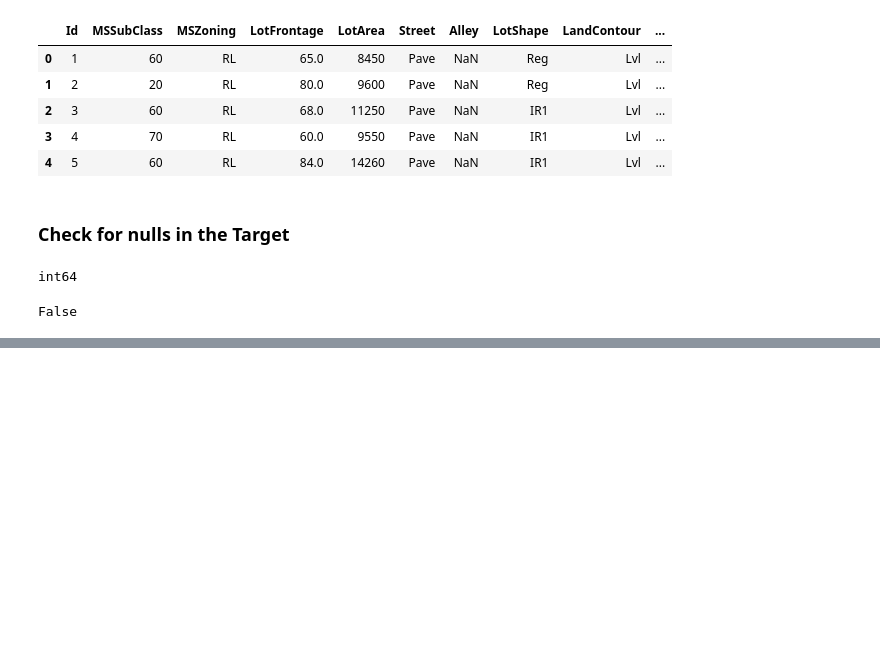
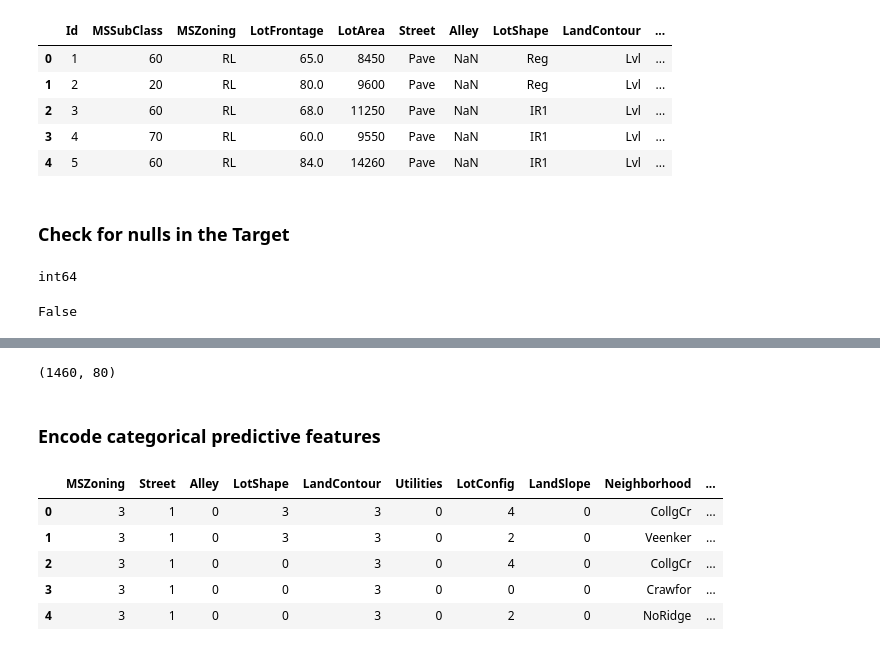
Before and after one commit to aubreyomondi/ML_Practicals, a Jupyter notebook: Feature_Extraction/PCA_on_house_prices_data.ipynb, the cells around one changed output, grey strips where cells are left out. Drawn from its saved outputs; the diff is of its cells as text; code cells hidden in the pictures; blank space fills up the shorter version.

Commit message:
encoded categorical features

```diff
--- a/Feature_Extraction/PCA_on_house_prices_data.ipynb
+++ b/Feature_Extraction/PCA_on_house_prices_data.ipynb
@@ -175,0 +174,7 @@ print("\n List of Null Object Columns \n", null_object_cols, '\n')
+# %%
+# replace null values in numerical columns with the mean
+imputer = SimpleImputer(strategy = 'median')
+imputed_num = pd.DataFrame(imputer.fit_transform(X[numerical_cols]))
+# return column names removed due to imputation
+imputed_num.columns = list(X[numerical_cols].columns)
+imputed_num.head()
@@ -175,0 +202,4 @@ print("\n List of Null Object Columns \n", null_object_cols, '\n')
+# %%
+# combine imputed numerical and object columns
+imputed_X = pd.concat([imputed_num,imputed_obj],axis=1)
+imputed_X.head()
@@ -175,0 +213,39 @@ print("\n List of Null Object Columns \n", null_object_cols, '\n')
+# %%
+imputed_X.shape
+# %% [output]
+(1460, 80)
+# %% [markdown]
+### Encode categorical predictive features
+# %%
+# categorize predictive features as either numerical, nominal or ordinal
+numerical = numerical_cols # 37 columns
+nominal = ['Neighborhood', 'CentralAir', 'Electrical', 'MiscFeature', 'RoofStyle', 'RoofMatl',
+           'Exterior1st', 'Exterior2nd', 'MasVnrType', 'Foundation', 'GarageType', 'SaleType', 'SaleType', 'SaleCondition'] # 14 features
+ordinal = ['MSZoning', 'Street', 'Alley', 'LotShape', 'LandContour', 'Utilities', 'LotConfig','LandSlope', 'Condition1',
+           'Condition2','BldgType', 'HouseStyle', 'ExterQual', 'ExterCond', 'BsmtQual', 'BsmtCond', 'BsmtExposure',
+           'BsmtFinType1', 'BsmtFinType2', 'HeatingQC', 'KitchenQual', 'Functional', 'FireplaceQu', 'GarageFinish',
+           'GarageFinish', 'GarageCond', 'PavedDrive', 'PoolQC', 'Fence'] # 29 features
+target = ['SalePrice']
+# %%
+# obtain categorical data
+categorical_data = imputed_X.select_dtypes(include=['object']).copy()
+categorical_cols = list(categorical_data.columns)
+
+for col in categorical_cols:
+  categorical_data[col] = categorical_data[col].astype('category')
+
+# Label encode ordinal predictive features
+for feature in ordinal:
+  value = categorical_data[feature]
+  encoder = LabelEncoder()
+  trans_f = encoder.fit_transform(value)
+  categorical_data[feature] = trans_f
+
+categorical_data.head()
+# %% [output]
+|  | MSZoning | Street | Alley | LotShape | LandContour | Utilities | LotConfig | LandSlope | Neighborhood | ... |
+| 0 | 3 | 1 | 0 | 3 | 3 | 0 | 4 | 0 | CollgCr | ... |
+| 1 | 3 | 1 | 0 | 3 | 3 | 0 | 2 | 0 | Veenker | ... |
+| 2 | 3 | 1 | 0 | 0 | 3 | 0 | 4 | 0 | CollgCr | ... |
+| 3 | 3 | 1 | 0 | 0 | 3 | 0 | 0 | 0 | Crawfor | ... |
+| 4 | 3 | 1 | 0 | 0 | 3 | 0 | 2 | 0 | NoRidge | ... |
```
Also changed, not shown: parts of 20 cells of this notebook, 1 other file.
